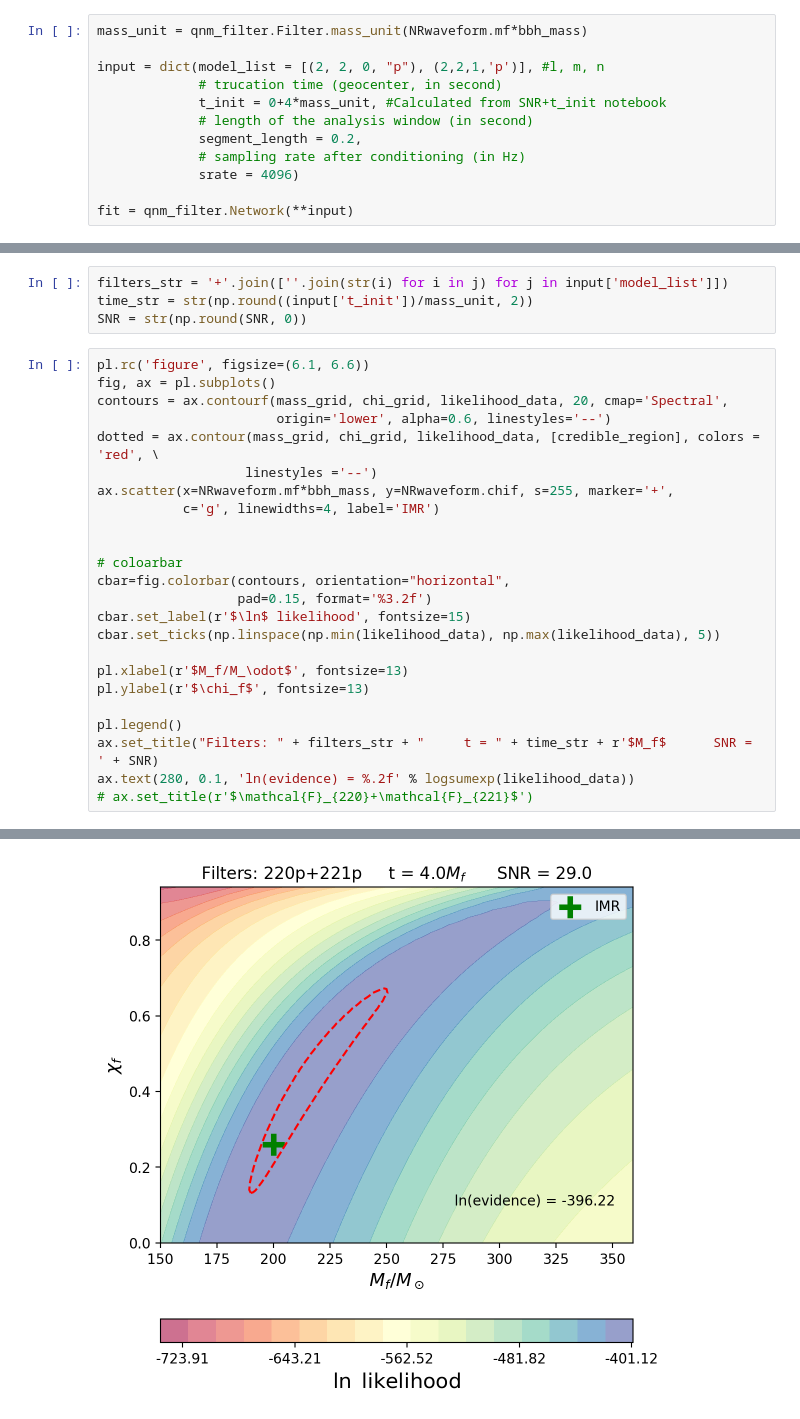
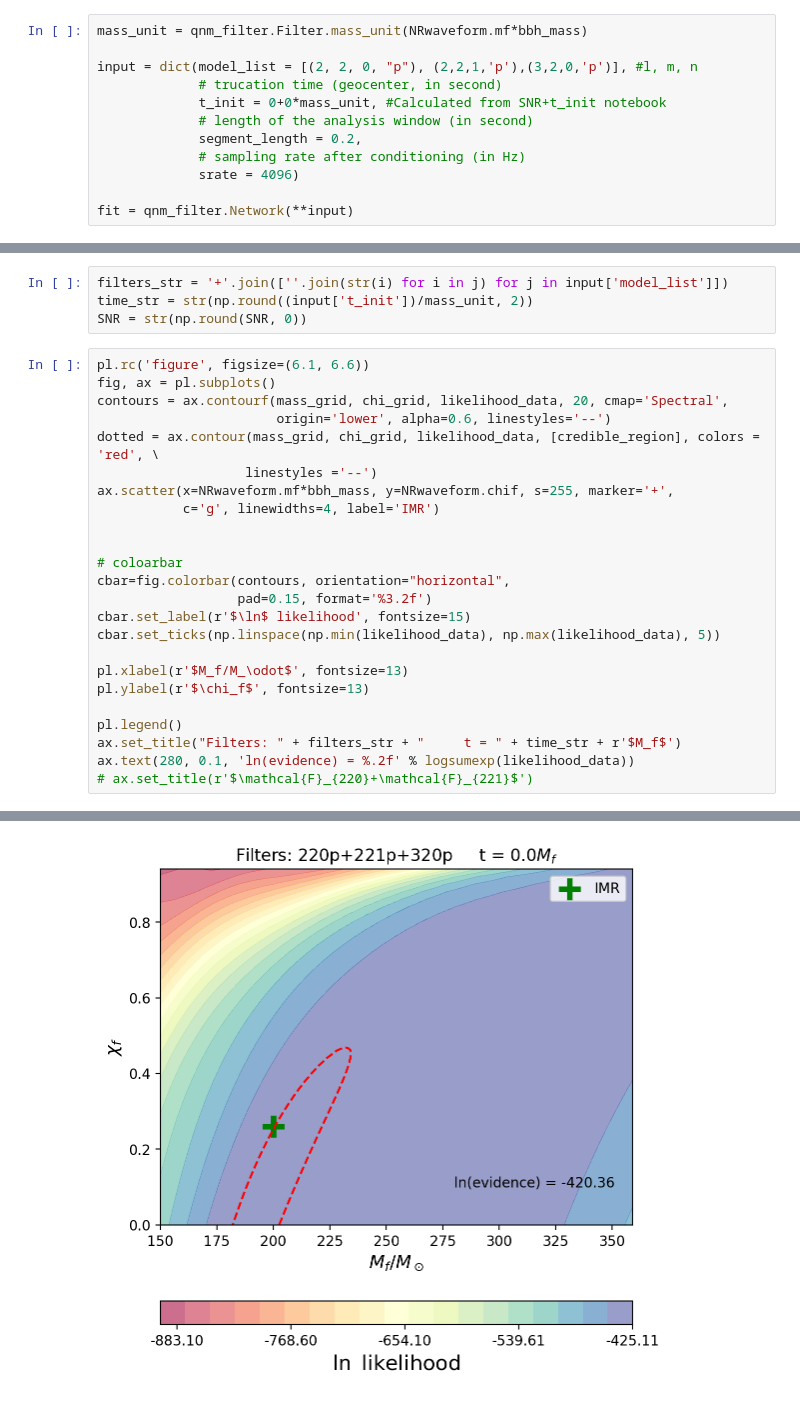
Before and after one commit to Lu-Neil/qnm_filter, a Jupyter notebook: code_demo/Without_bilby-injection.ipynb, the cells around one changed output, grey strips where cells are left out. Drawn from its saved outputs; the diff is of its cells as text.

```diff
--- a/code_demo/Without_bilby-injection.ipynb
+++ b/code_demo/Without_bilby-injection.ipynb
@@ -111,9 +111,9 @@ pl.xlim(-0.1,0.1)
 # %%
 mass_unit = qnm_filter.Filter.mass_unit(NRwaveform.mf*bbh_mass)
 
-input = dict(model_list = [(2, 2, 0, "p"), (2,2,1,'p')], #l, m, n
+input = dict(model_list = [(2, 2, 0, "p"), (2,2,1,'p'),(3,2,0,'p')], #l, m, n
              # trucation time (geocenter, in second)
-             t_init = 0+4*mass_unit, #Calculated from SNR+t_init notebook
+             t_init = 0+0*mass_unit, #Calculated from SNR+t_init notebook
              # length of the analysis window (in second)
              segment_length = 0.2,
              # sampling rate after conditioning (in Hz)
@@ -192,7 +192,7 @@ pl.xlabel(r'$M_f/M_\odot$', fontsize=13)
 pl.ylabel(r'$\chi_f$', fontsize=13)
 
 pl.legend()
-ax.set_title("Filters: " + filters_str + "     t = " + time_str + r'$M_f$      SNR = ' + SNR)
+ax.set_title("Filters: " + filters_str + "     t = " + time_str + r'$M_f$')
 ax.text(280, 0.1, 'ln(evidence) = %.2f' % logsumexp(likelihood_data))
 # ax.set_title(r'$\mathcal{F}_{220}+\mathcal{F}_{221}$')
 # %% [output]
@@ -200 +200 @@ Text(280, 0.1, 'ln(evidence) = -396.22')
-[figure, old version]
+[figure, new version]
```
Also changed, not shown: parts of 4 cells of this notebook, 1 other file.
